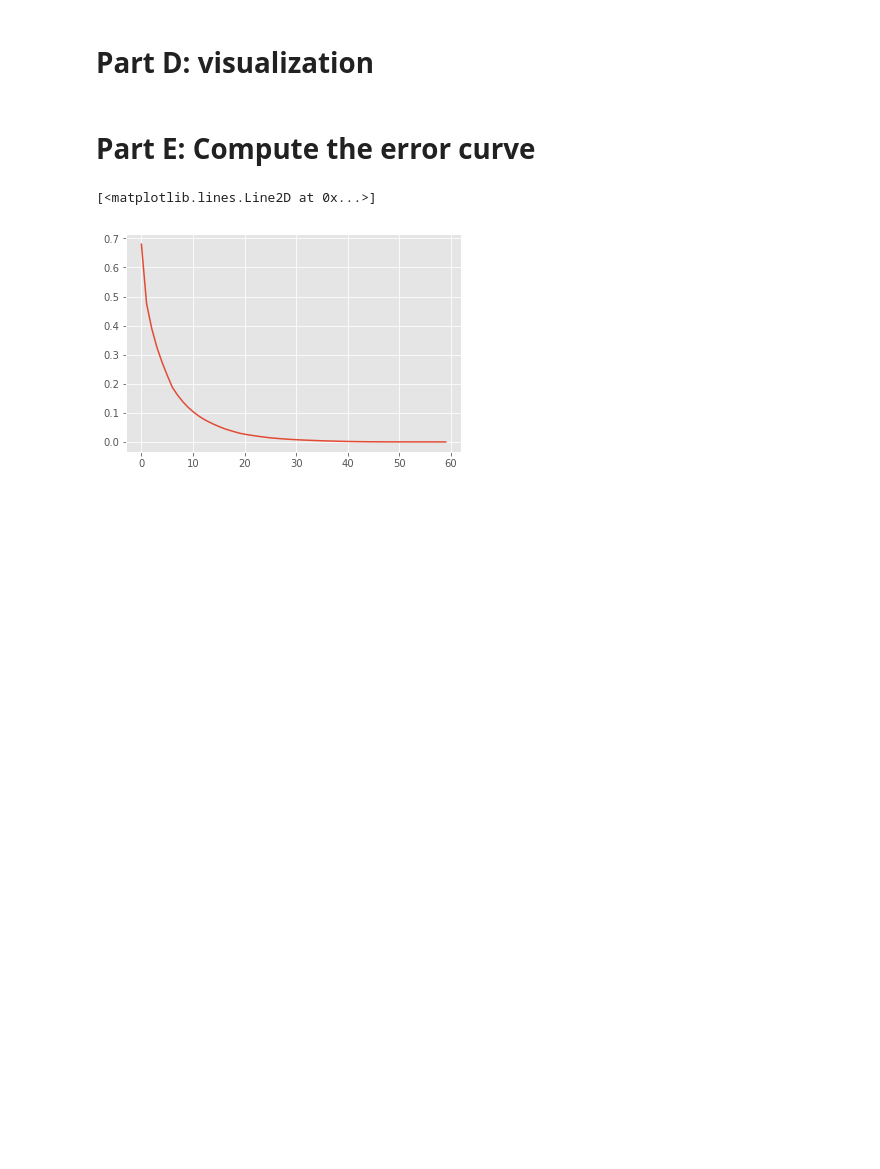
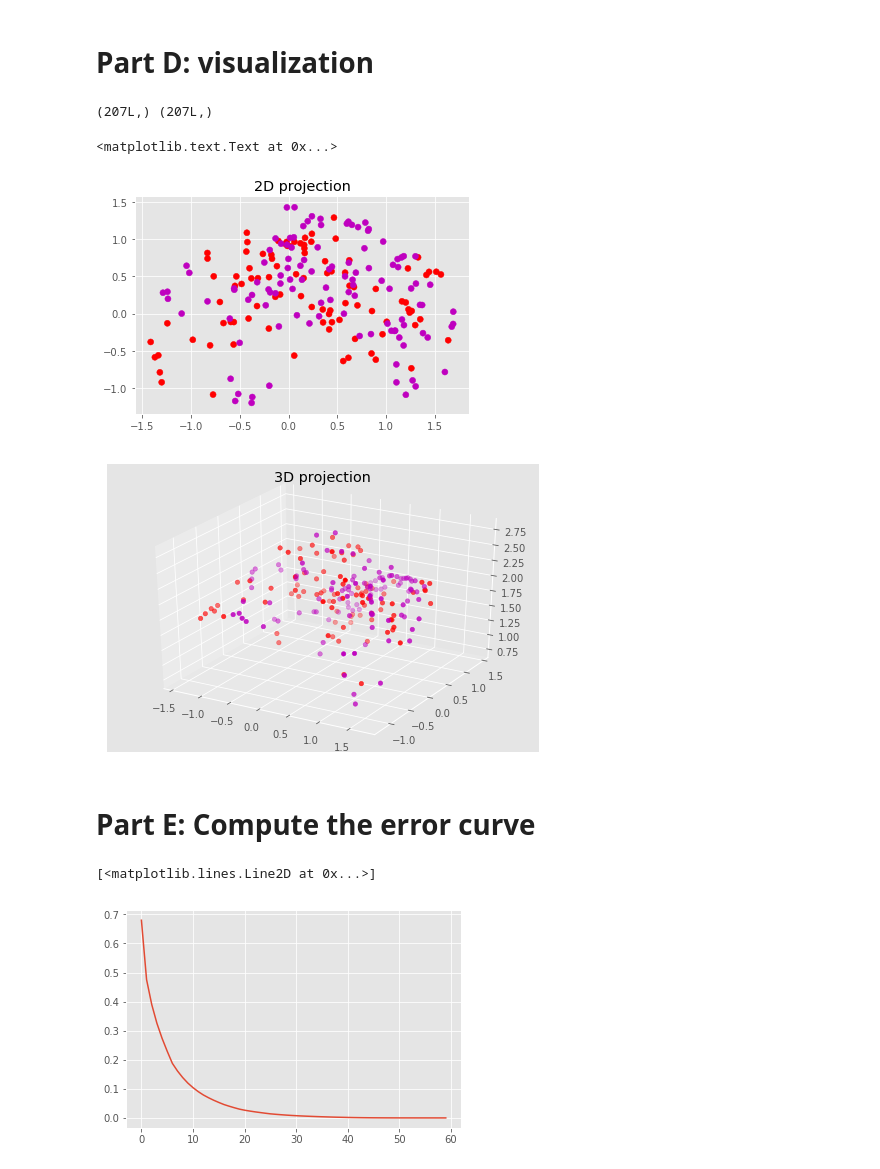
Before and after one commit to DorHugi/techDataScience, a Jupyter notebook: wet_3/Wet3.ipynb, the cells around one changed output. Drawn from its saved outputs; the diff is of its cells as text; code cells hidden in the pictures; blank space fills up the shorter version.

Commit message:
Added 3D plots

```diff
--- a/wet_3/Wet3.ipynb
+++ b/wet_3/Wet3.ipynb
@@ -157,5 +159,36 @@ The dimentions of X2d are: (2, 207). The dimensions of X3d are: (3, 207)
 # %% [markdown]
 # Part D: visualization
+# %%
+#Create 2d and 3d scatter plots.
+
+W2d.shape
+x =  X2d[0,:]
+y =  X2d[1,:]
+print x.shape,y.shape
+df['Class']
+# x_R = x[df[df['Class']=='R'].index.tolist()]
+# x_M = x[df[df['Class']=='M'].index.tolist()]
+# y_R = y[df[df['Class']=='R'].index.tolist()]
+# y_M = y[df[df['Class']=='M'].index.tolist()]
+plt.scatter(x,y,c=df['Class'])
+plt.title('2D projection')
+
+
+#Create 3d scatter plot:
+
+fig = plt.figure()
+ax = Axes3D(fig)
+x =  X3d[0,:]
+y =  X3d[1,:]
+z =  X3d[2,:]
+
+ax.scatter(x, y, z, c=df['Class'])
+plt.title('3D projection')
+# %% [output]
+(207L,) (207L,)
+<matplotlib.text.Text at 0x...>
+[figure, added]
+[figure, added]
 # %% [markdown]
 # Part E: Compute the error curve
 # %%
```
Also changed, not shown: parts of 3 cells of this notebook.
